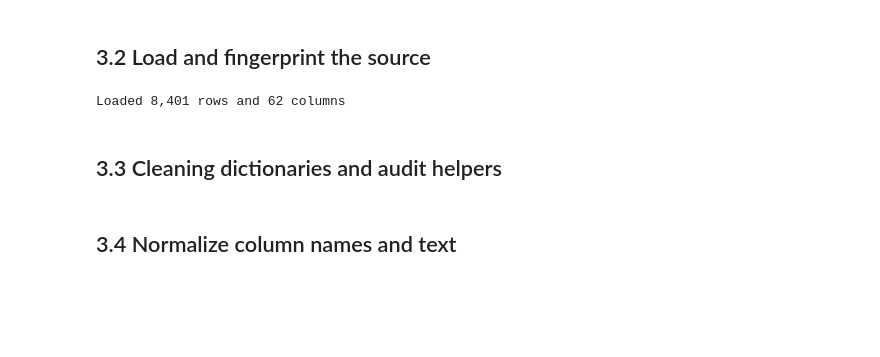
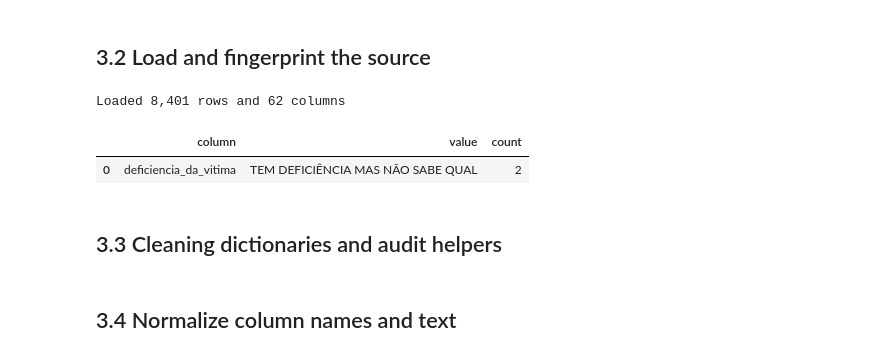
Before and after one commit to janaelsondias/eda-disque100, a Jupyter notebook: eda/03_data_cleaning_feature_engineering_disque100_v2.ipynb, the cells around one changed output. Cells and saved outputs as stored; diff of their text form; code cells hidden in the pictures; blank space fills up the shorter version.

```diff
--- a/eda/03_data_cleaning_feature_engineering_disque100_v2.ipynb
+++ b/eda/03_data_cleaning_feature_engineering_disque100_v2.ipynb
@@ -89,6 +89,32 @@ else:
     print(f"Update DATA_PATH. File not found: {Path(DATA_PATH).resolve()}")
 # %% [output]
 Loaded 8,401 rows and 62 columns
+# %%
+phrase = "MAS NÃO SABE QUAL"
+matches = []
+
+for column in df_clean.select_dtypes(include=["object", "string", "category"]).columns:
+    mask = df_clean[column].astype("string").str.contains(
+        phrase, case=False, regex=False, na=False
+    )
+    if mask.any():
+        results = (
+            df_clean.loc[mask, column]
+            .value_counts(dropna=False)
+            .rename_axis("value")
+            .reset_index(name="count")
+        )
+        results.insert(0, "column", column)
+        matches.append(results)
+
+if matches:
+    matches = pd.concat(matches, ignore_index=True)
+    display(matches)
+else:
+    print(f'No values containing "{phrase}" found.')
+# %% [output]
+|  | column | value | count |
+| 0 | deficiencia_da_vitima | TEM DEFICIÊNCIA MAS NÃO SABE QUAL | 2 |
 # %% [markdown]
 ## 3.3 Cleaning dictionaries and audit helpers
 # %%
```
Also changed, not shown: parts of 12 cells of this notebook, 49 other files.
